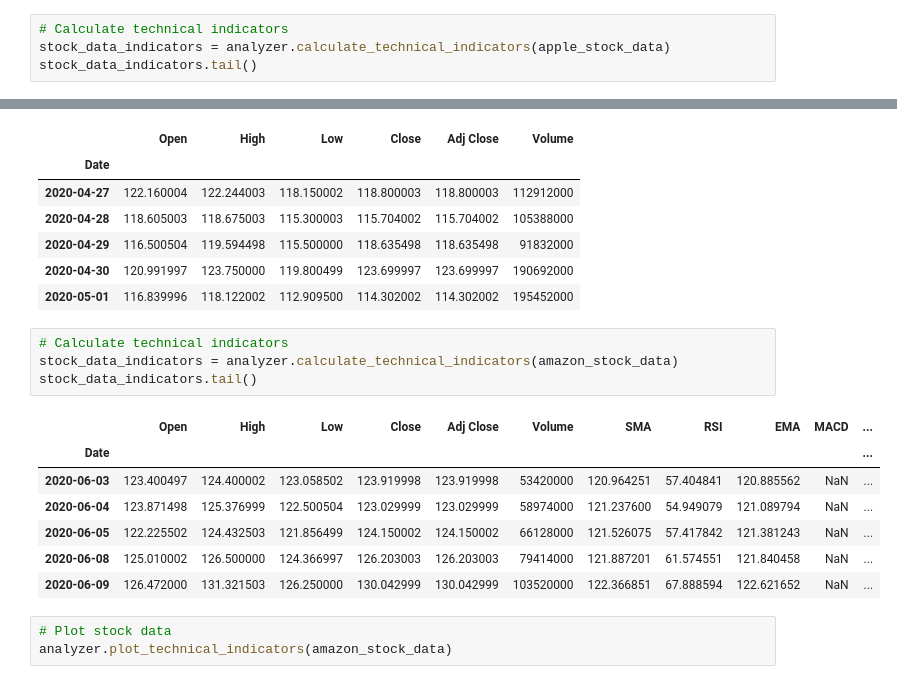
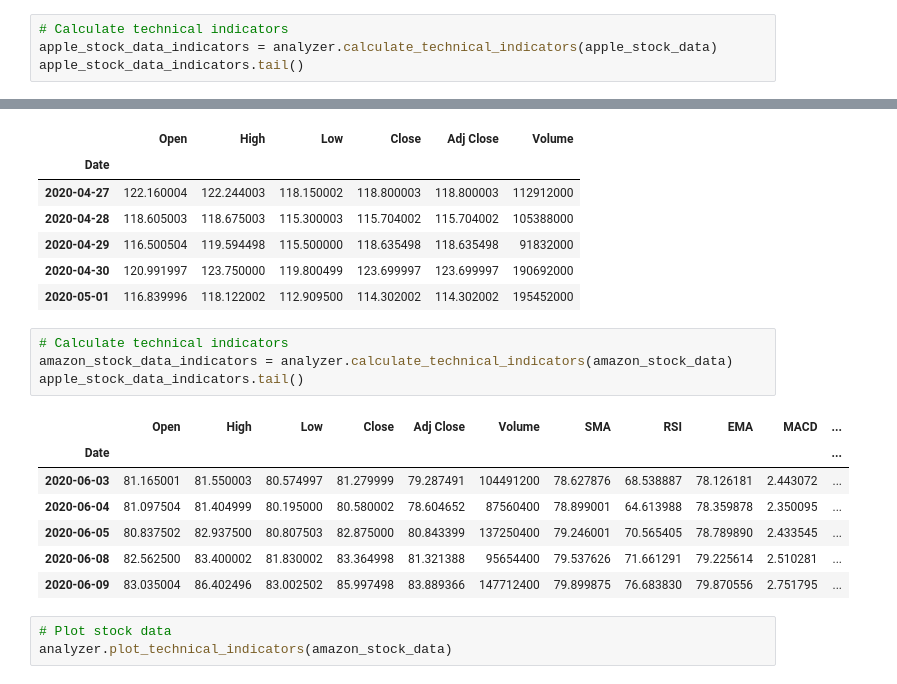
Before and after one commit to wolderufael/Stock-market-analysis-based-on-news-sentiment, a Jupyter notebook: notebooks/stock_analysis.ipynb, the cells around one changed output, grey strips where cells are left out. Drawn from its saved outputs; the diff is of its cells as text.

```diff
--- a/notebooks/stock_analysis.ipynb
+++ b/notebooks/stock_analysis.ipynb
@@ -61,8 +61,8 @@ apple_stock_data
 65 rows × 6 columns
 # %%
 # Calculate technical indicators
-stock_data_indicators = analyzer.calculate_technical_indicators(apple_stock_data)
-stock_data_indicators.tail()
+apple_stock_data_indicators = analyzer.calculate_technical_indicators(apple_stock_data)
+apple_stock_data_indicators.tail()
 # %% [output]
 |  | Open | High | Low | Close | Adj Close | Volume | SMA | RSI | EMA | MACD | ... |
 | Date |  |  |  |  |  |  |  |  |  |  | ... |
@@ -158,16 +158,16 @@ amazon_stock_data.head()
 | 2020-05-01 | 116.839996 | 118.122002 | 112.909500 | 114.302002 | 114.302002 | 195452000 |
 # %%
 # Calculate technical indicators
-stock_data_indicators = analyzer.calculate_technical_indicators(amazon_stock_data)
-stock_data_indicators.tail()
+amazon_stock_data_indicators = analyzer.calculate_technical_indicators(amazon_stock_data)
+apple_stock_data_indicators.tail()
 # %% [output]
 |  | Open | High | Low | Close | Adj Close | Volume | SMA | RSI | EMA | MACD | ... |
 | Date |  |  |  |  |  |  |  |  |  |  | ... |
-| 2020-06-03 | 123.400497 | 124.400002 | 123.058502 | 123.919998 | 123.919998 | 53420000 | 120.964251 | 57.404841 | 120.885562 | NaN | ... |
-| 2020-06-04 | 123.871498 | 125.376999 | 122.500504 | 123.029999 | 123.029999 | 58974000 | 121.237600 | 54.949079 | 121.089794 | NaN | ... |
-| 2020-06-05 | 122.225502 | 124.432503 | 121.856499 | 124.150002 | 124.150002 | 66128000 | 121.526075 | 57.417842 | 121.381243 | NaN | ... |
-| 2020-06-08 | 125.010002 | 126.500000 | 124.366997 | 126.203003 | 126.203003 | 79414000 | 121.887201 | 61.574551 | 121.840458 | NaN | ... |
-| 2020-06-09 | 126.472000 | 131.321503 | 126.250000 | 130.042999 | 130.042999 | 103520000 | 122.366851 | 67.888594 | 122.621652 | NaN | ... |
+| 2020-06-03 | 81.165001 | 81.550003 | 80.574997 | 81.279999 | 79.287491 | 104491200 | 78.627876 | 68.538887 | 78.126181 | 2.443072 | ... |
+| 2020-06-04 | 81.097504 | 81.404999 | 80.195000 | 80.580002 | 78.604652 | 87560400 | 78.899001 | 64.613988 | 78.359878 | 2.350095 | ... |
+| 2020-06-05 | 80.837502 | 82.937500 | 80.807503 | 82.875000 | 80.843399 | 137250400 | 79.246001 | 70.565405 | 78.789890 | 2.433545 | ... |
+| 2020-06-08 | 82.562500 | 83.400002 | 81.830002 | 83.364998 | 81.321388 | 95654400 | 79.537626 | 71.661291 | 79.225614 | 2.510281 | ... |
+| 2020-06-09 | 83.035004 | 86.402496 | 83.002502 | 85.997498 | 83.889366 | 147712400 | 79.899875 | 76.683830 | 79.870556 | 2.751795 | ... |
 # %%
 # Plot stock data
 analyzer.plot_technical_indicators(amazon_stock_data)
```
Also changed, not shown: parts of 11 cells of this notebook, 1 other file.
